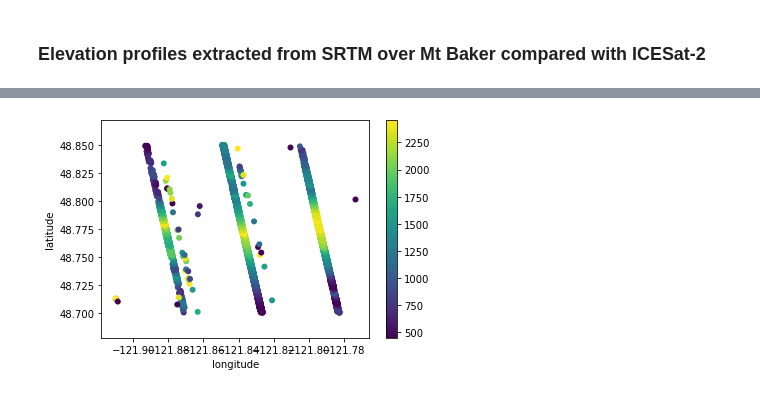
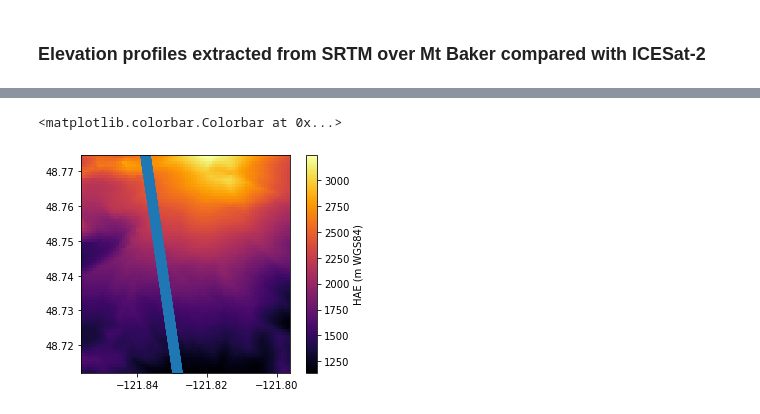
Before and after one commit to ICESAT-2HackWeek/topohack, a Jupyter notebook: contributors/friedrich/profile_elevation.ipynb, the cells around one changed output, grey strips where cells are left out. Cells and saved outputs as stored; diff of their text form; code cells hidden in the pictures.

Commit message:
Add function to create polygon extent from input DEM

```diff
--- a/contributors/friedrich/profile_elevation.ipynb
+++ b/contributors/friedrich/profile_elevation.ipynb
@@ -58,4 +27,6 @@ def ATL06_to_dict(filename, dataset_dict):
 # %%
+ATL06_fn = ATL06_list[0]
+
 dataset_dict={'land_ice_segments':['h_li',
                                    'delta_time',
                                    'longitude',
@@ -72,11 +34,0 @@ for file in files:
-# %%
-plt.figure();
-for Di in D6:
-    plt.scatter(Di['longitude'], Di['latitude'], c=Di['h_li'],
-                #vmin=0, vmax=2000,
-                linewidth=0)
-plt.xlabel('longitude')
-plt.ylabel('latitude')
-plt.colorbar();
-# %% [output]
-[figure, removed]
@@ -88,0 +35,18 @@ plt.colorbar();
+# %%
+ATL06_gdf = gda_lib.ATL06_2_gdf(ATL06_fn,dataset_dict)
+ATL06_gdf = ATL06_gdf.to_crs(ds.crs)
+# %%
+dem = ds.read(1)
+dem = np.ma.masked_equal(dem,gda_lib.get_ndv(ds))
+# %%
+xmin,ymin,xmax,ymax = ds.bounds
+extent = ds.bounds
+# %%
+fig,ax = plt.subplots()
+im = ax.imshow(dem,cmap='inferno',extent=[xmin,xmax,ymin,ymax])
+plt.colorbar(im,label='HAE (m WGS84)')
+ATL06_gdf.plot(ax=ax)
+# ax.set_extent(extent)
+# %% [output]
+<matplotlib.colorbar.Colorbar at 0x...>
+[figure, added]
```
Also changed, not shown: parts of 16 cells of this notebook, 1 other file.
